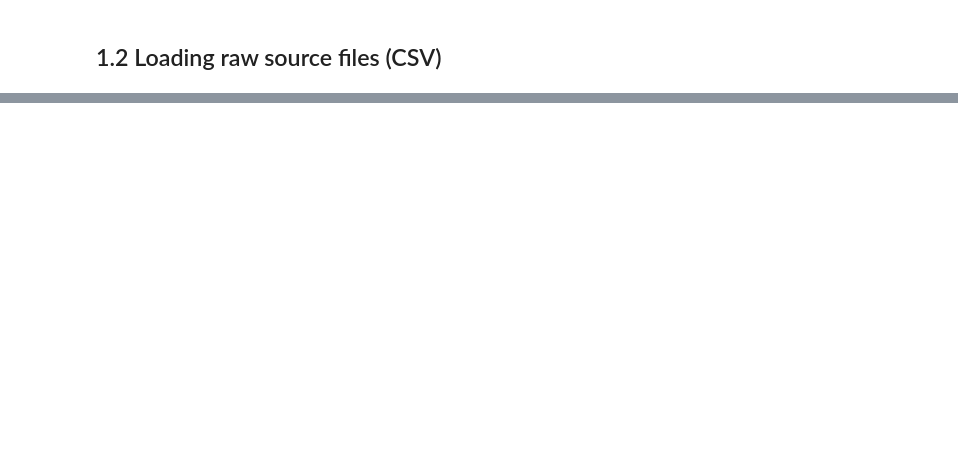
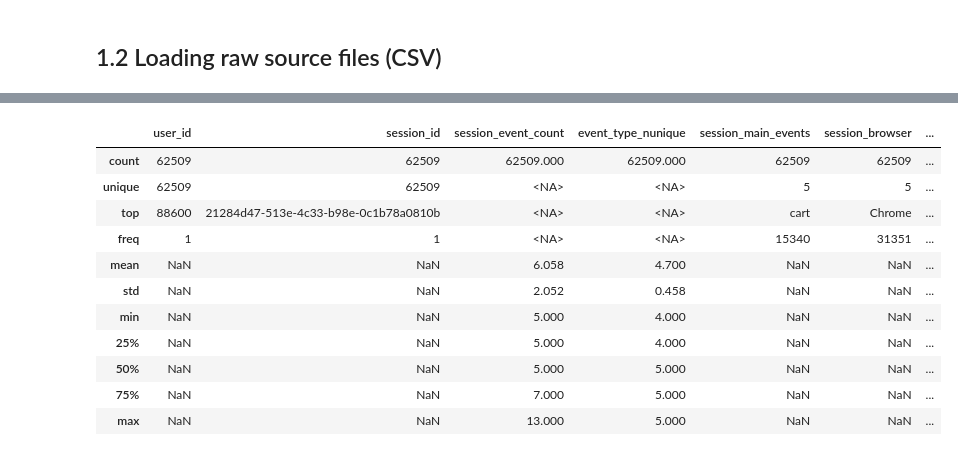
Before and after one commit to kimjiji8105/purchase-conversion-prediction, a Jupyter notebook: notebooks/03_train_eda_feature_eng.ipynb, the cells around one changed output, grey strips where cells are left out. Cells and saved outputs as stored; diff of their text form; code cells hidden in the pictures; blank space fills up the shorter version.

```diff
--- a/notebooks/03_train_eda_feature_eng.ipynb
+++ b/notebooks/03_train_eda_feature_eng.ipynb
@@ -78,0 +222,15 @@ for name, df in dfs.items():
+# %%
+train_df.describe(include='all')
+# %% [output]
+|  | user_id | session_id | session_event_count | event_type_nunique | session_main_events | session_browser | ... |
+| count | 62509 | 62509 | 62509.000 | 62509.000 | 62509 | 62509 | ... |
+| unique | 62509 | 62509 | <NA> | <NA> | 5 | 5 | ... |
+| top | 88600 | 21284d47-513e-4c33-b98e-0c1b78a0810b | <NA> | <NA> | cart | Chrome | ... |
+| freq | 1 | 1 | <NA> | <NA> | 15340 | 31351 | ... |
+| mean | NaN | NaN | 6.058 | 4.700 | NaN | NaN | ... |
+| std | NaN | NaN | 2.052 | 0.458 | NaN | NaN | ... |
+| min | NaN | NaN | 5.000 | 4.000 | NaN | NaN | ... |
+| 25% | NaN | NaN | 5.000 | 4.000 | NaN | NaN | ... |
+| 50% | NaN | NaN | 5.000 | 5.000 | NaN | NaN | ... |
+| 75% | NaN | NaN | 7.000 | 5.000 | NaN | NaN | ... |
+| max | NaN | NaN | 13.000 | 5.000 | NaN | NaN | ... |
```
Also changed, not shown: parts of 29 cells of this notebook, 1 other file.
